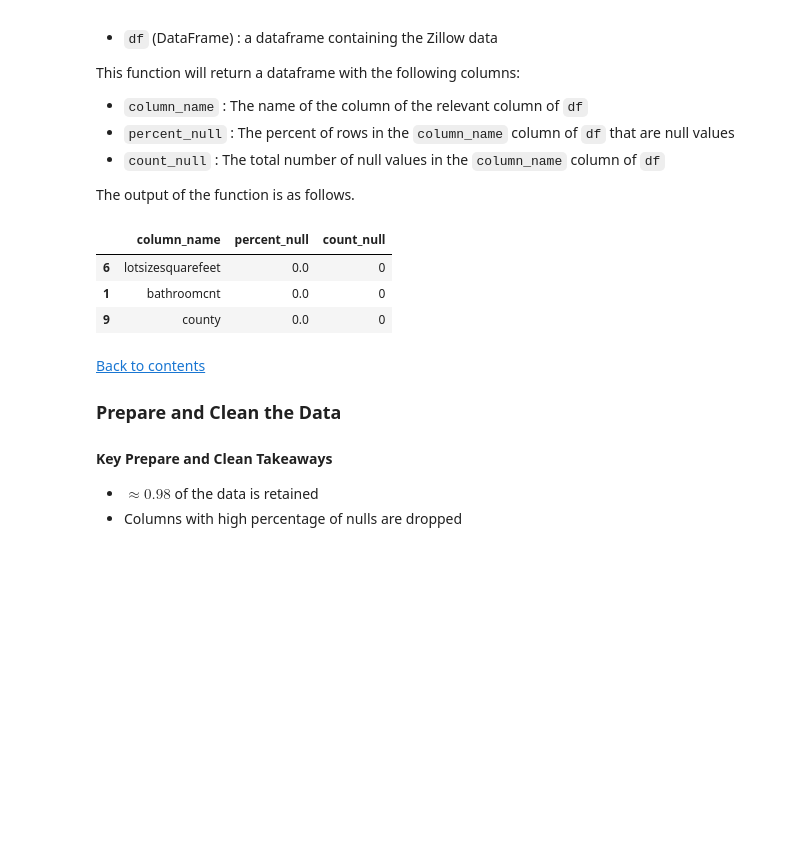
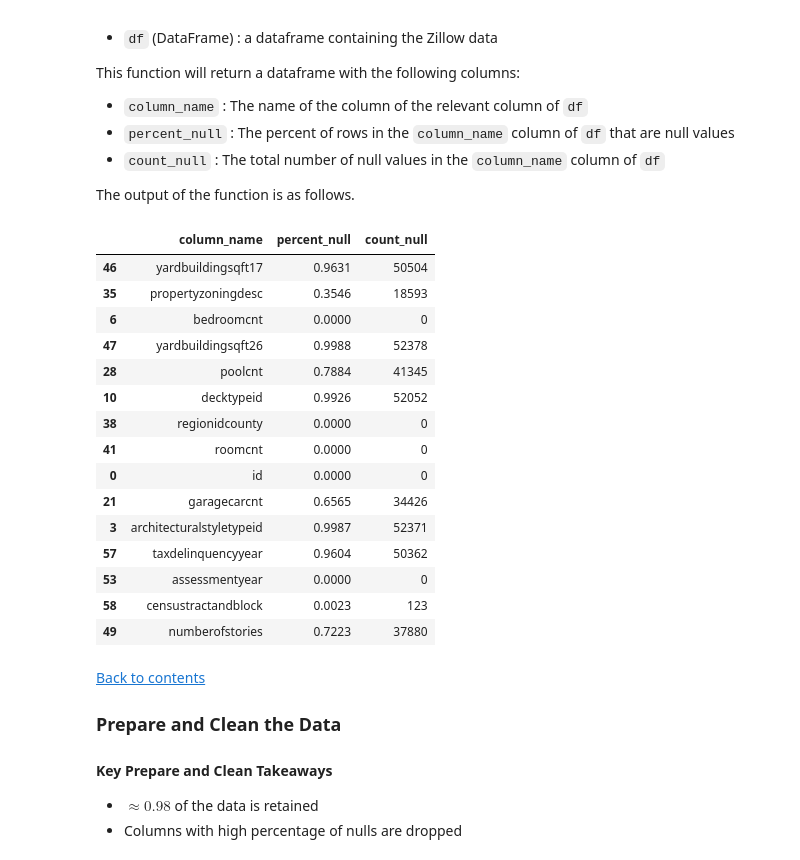
Before and after one commit to stephenfitzsimon/zillow_regression_project, a Jupyter notebook: final_report.ipynb, the cells around one changed output. Saved outputs shown, nothing was run; the diff lists cells and outputs as text; code cells hidden in the pictures; blank space fills up the shorter version.

```diff
--- a/final_report.ipynb
+++ b/final_report.ipynb
@@ -103,12 +123,24 @@ This function will return a dataframe with the following columns:
 The output of the function is as follows.
 # %%
 null_proportion_df = wrangle.return_col_percent_null(df) #call the custom function
-null_proportion_df.sample(3) #display the dataframe
+null_proportion_df.sample(15) #display the dataframe sample
 # %% [output]
 |  | column_name | percent_null | count_null |
-| 6 | lotsizesquarefeet | 0.0 | 0 |
-| 1 | bathroomcnt | 0.0 | 0 |
-| 9 | county | 0.0 | 0 |
+| 46 | yardbuildingsqft17 | 0.9631 | 50504 |
+| 35 | propertyzoningdesc | 0.3546 | 18593 |
+| 6 | bedroomcnt | 0.0000 | 0 |
+| 47 | yardbuildingsqft26 | 0.9988 | 52378 |
+| 28 | poolcnt | 0.7884 | 41345 |
+| 10 | decktypeid | 0.9926 | 52052 |
+| 38 | regionidcounty | 0.0000 | 0 |
+| 41 | roomcnt | 0.0000 | 0 |
+| 0 | id | 0.0000 | 0 |
+| 21 | garagecarcnt | 0.6565 | 34426 |
+| 3 | architecturalstyletypeid | 0.9987 | 52371 |
+| 57 | taxdelinquencyyear | 0.9604 | 50362 |
+| 53 | assessmentyear | 0.0000 | 0 |
+| 58 | censustractandblock | 0.0023 | 123 |
+| 49 | numberofstories | 0.7223 | 37880 |
 # %% [markdown]
 <a href='#contents'>Back to contents</a>
 
```
Also changed, not shown: parts of 95 cells of this notebook, 3 other files.
